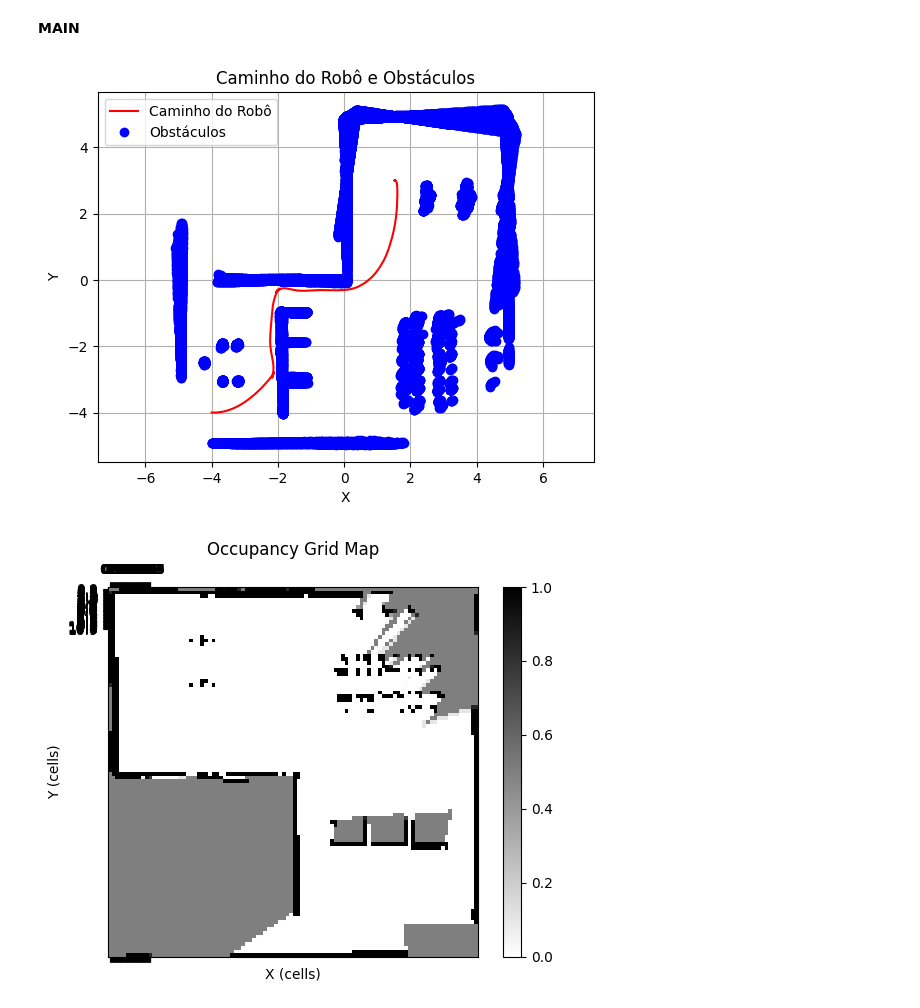
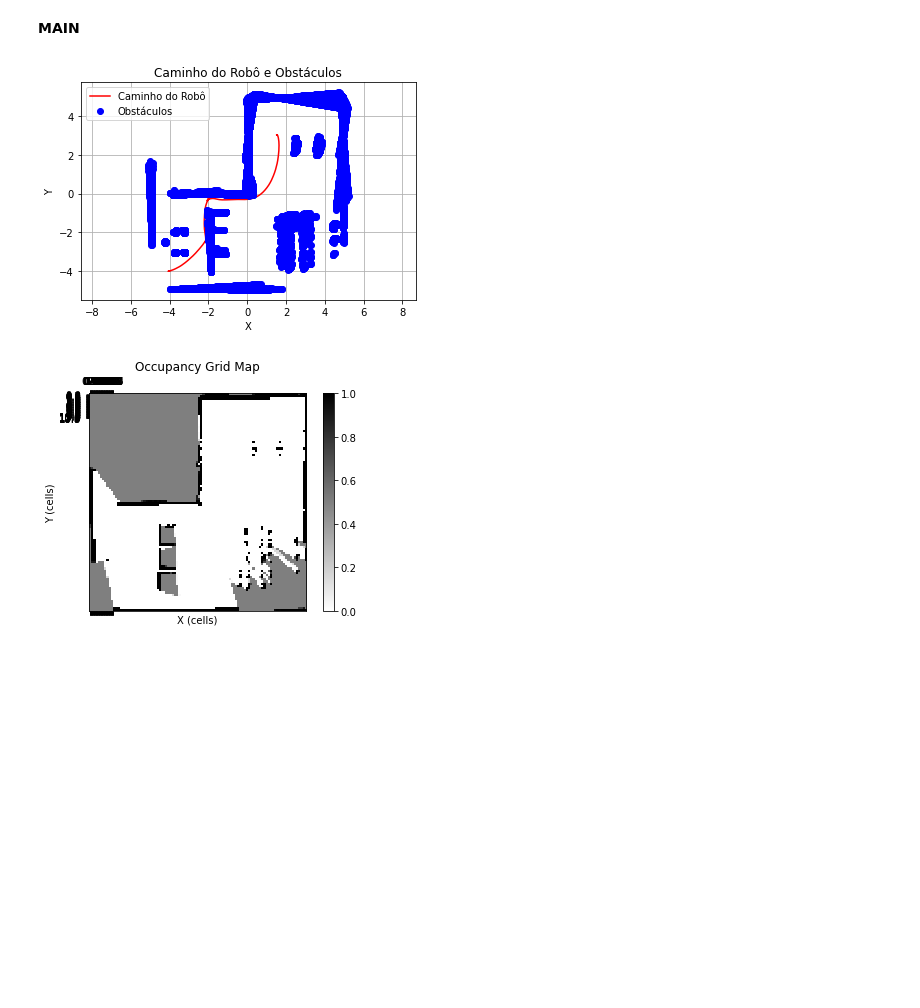
Before and after one commit to analucia-odp/tp3-robotica, a Jupyter notebook: tp3.ipynb, the cells around one changed output. Cells and saved outputs as stored; diff of their text form; code cells hidden in the pictures; blank space fills up the shorter version.

```diff
--- a/tp3.ipynb
+++ b/tp3.ipynb
@@ -197,8 +197,8 @@ def inverse_range_sensor_model(celula, cel_robo, distancemax, prob):
     # Cálculo explícito da distância r, que representa a distancia entre o robo e o centro da celula mi
     r = np.sqrt((x_i - x)**2 + (y_i - y)**2)
 
-    l_occ = log_odds_by_probability(0.85)
-    l_free = log_odds_by_probability(0.1)
+    l_occ = log_odds_by_probability(0.75)
+    l_free = log_odds_by_probability(0.15)
     l_0 = log_odds_by_probability(prob)
     # Correspondência para distancemax (distancemax) no algoritmo original
 
@@ -219,20 +219,16 @@ def occupancy_grid_mapping(cell_robot, cell_laser, initial_prob=0.5):
     l_0 = log_odds_by_probability(initial_prob)
 
     for (x, y) in path:
-        celula_prob = grid[x, y]
-        l_ant = log_odds_by_probability(celula_prob)
-        cell = [x, y]
-
-        l_cell = l_ant + inverse_range_sensor_model(cell, cell_robot, distance_max, celula_prob) - l_0
-
+        l_ant = log_odds_by_probability(grid[x, y])
+        l_cell = l_ant + inverse_range_sensor_model([x, y], cell_robot, distance_max, grid[x, y]) - l_0
         grid[x, y] = probability_by_log_odds(l_cell)
 
 #Leitura laser -> Célula
 def convert_laser_reading_to_cell_values(xo,yo):
     max_cel = len(grid) - 1
-
-    i = (np.floor(xo / CELL_SIZE).astype(int) + pBorg[0] ) * (-1) + 45
-    j = (np.floor(yo / CELL_SIZE).astype(int) + pBorg[1]) * (-1) + 45
+    cell = get_rotation_matrix(-np.pi/2) @ ([xo,yo,0])
+    i = (np.floor(cell[0] / CELL_SIZE).astype(int) + pBorg[0]) * (-1) + 45
+    j = (np.floor(cell[1] / CELL_SIZE).astype(int) + pBorg[1]) * (-1) + 45
 
     if max_cel < i:
         i = max_cel
@@ -361,33 +357,33 @@ plt.show()
 fig, ax = plt.subplots()
 
 # Exibir a matriz do Occupancy Grid
-cax = ax.matshow(grid.T, cmap='gray_r', vmin=0, vmax=1)
+cax = ax.matshow(grid, cmap='gray_r', vmin=0, vmax=1)
 
 # Adicionar uma barra de cores para referência
 fig.colorbar(cax)
 
 # Definir título e rótulos dos eixos
 ax.set_title('Occupancy Grid Map')
 ax.set_xlabel('X (cells)')
 ax.set_ylabel('Y (cells)')
 
 # Plotando as linhas do grid para facilitar a visualização
 ax.set_xticks(np.arange(0, MAP_DIMS[1]+1, CELL_SIZE))
 ax.set_yticks(np.arange(0, MAP_DIMS[0]+1, CELL_SIZE))
 # ax.invert_yaxis()
 # ax.set_xticklabels(ticks)
 # ax.set_yticklabels(ticks)
 
 
 #------------------------------- OCCUPANCY GRID  FIGURE -----------------------
 # fig = plt.figure(figsize=(8,8), dpi=100)
 # ax = fig.add_subplot(111, aspect='equal')
 # ax.set_title('Occupancy Grid Map')
 
 
 # Salvar a figura como uma imagem
 plt.savefig("occupancy_grid_map.png")
 plt.show()
 # %% [output]
-[figure, old version]
+[figure, new version]
-[figure, old version]
+[figure, new version]
```
